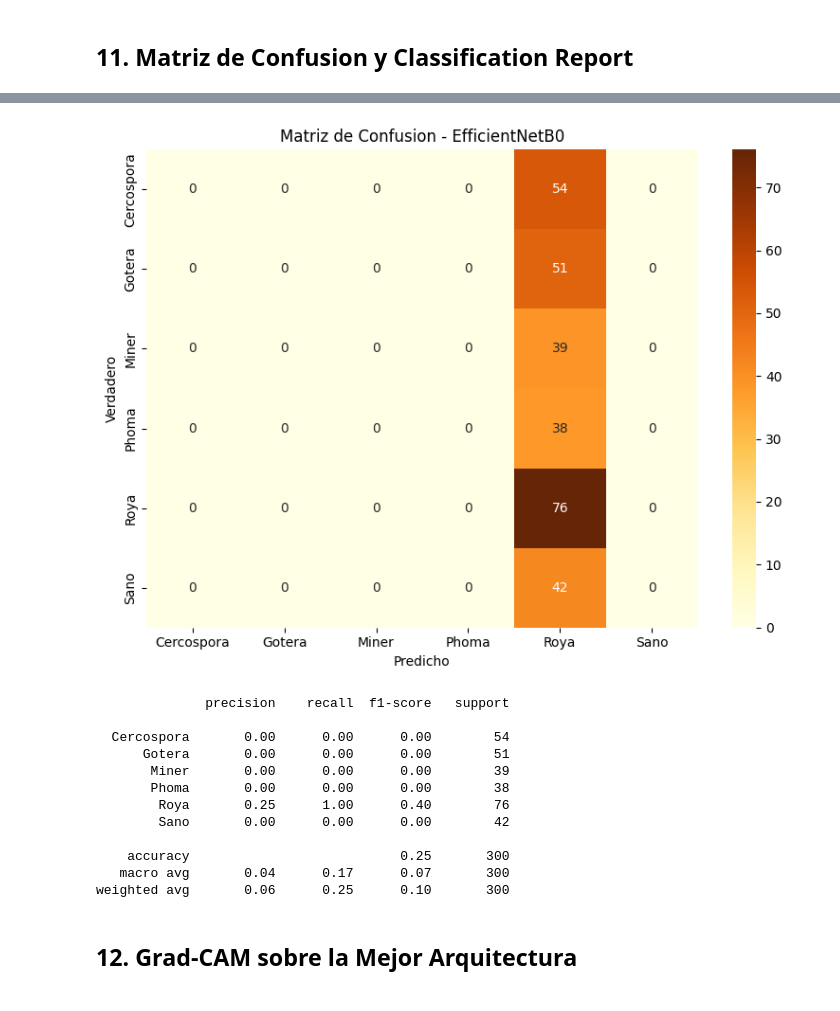
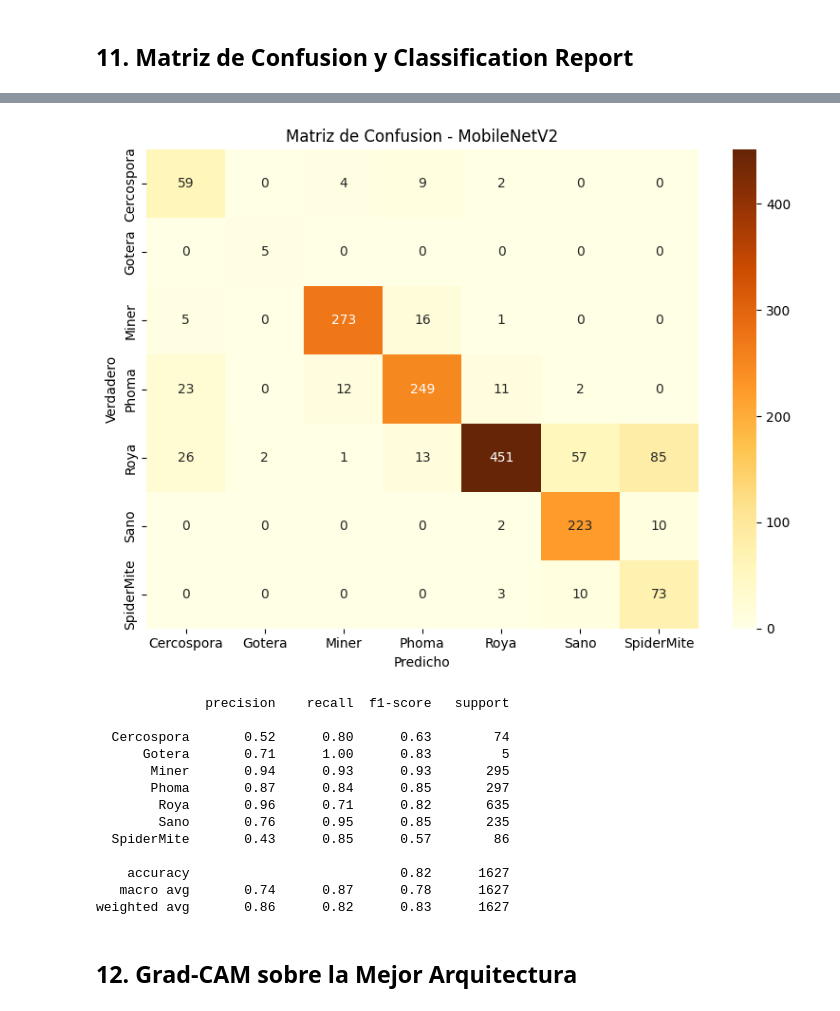
Before and after one commit to y4xulSC/IA_Entrega_Final, a Jupyter notebook: 02_notebooks/NB08_CNN_dataset_ampliado.ipynb, the cells around one changed output, grey strips where cells are left out. Cells and saved outputs as stored; diff of their text form; code cells hidden in the pictures.

Commit message:
Se solventa el bug en el CNN, se da el mejor resultado posible en la prediccoión

```diff
--- a/02_notebooks/NB08_CNN_dataset_ampliado.ipynb
+++ b/02_notebooks/NB08_CNN_dataset_ampliado.ipynb
@@ -273,19 +351,26 @@ MobileNetV2 - val_clase_accuracy fase1: 0.2400
 # %%
 for arq, info in resultados_arquitecturas.items():
     print(f'\n=== Fine-tuning {arq} ===')
+    # 1. Descongelar el modelo base
     info['base'].trainable = True
+    # 2. Congelar las primeras capas para no destruir los pesos pre-entrenados (ImageNet)
     for layer in info['base'].layers[:-30]:
         layer.trainable = False
+    # 3. Re-compilar con un learning rate MUY BAJO (1e-5 en lugar de 1e-3)
     info['modelo'].compile(
         optimizer=optimizers.Adam(1e-5),
         loss={'clase': 'sparse_categorical_crossentropy', 'severidad': 'mse'},
         loss_weights={'clase': 1.0, 'severidad': 0.5},
         metrics={'clase': 'accuracy', 'severidad': 'mae'}
     )
+    # 4. Entrenar nuevamente usando los generadores de imágenes
     hist2 = info['modelo'].fit(
-        X_tr, {'clase': y_tr_cls, 'severidad': y_tr_sev},
-        validation_data=(X_va, {'clase': y_va_cls, 'severidad': y_va_sev}),
-        epochs=5, batch_size=BATCH_SIZE, verbose=1
+        train_gen_multi,
+        steps_per_epoch=pasos_por_epoca,
+        validation_data=val_gen_multi,
+        validation_steps=pasos_val,
+        epochs=5,
+        verbose=1
     )
     info['history_f2'] = hist2.history
 # %% [output]
@@ -311,14 +395,0 @@ Epoch 5/5
-# %%
-n_test_demo = min(300, len(df_test))
-X_te, y_te_cls, y_te_sev = datos_sinteticos(df_test.sample(n_test_demo, random_state=3), n_clases, 3)
-tabla_resultados = []
-for arq, info in resultados_arquitecturas.items():
-    pred_cls, pred_sev = info['modelo'].predict(X_te, verbose=0)
-    pred_cls_lbl = pred_cls.argmax(axis=1)
-    acc = accuracy_score(y_te_cls, pred_cls_lbl)
-    f1 = f1_score(y_te_cls, pred_cls_lbl, average='weighted')
-    mae_sev = mean_absolute_error(y_te_sev, pred_sev.flatten())
-    tabla_resultados.append({'arquitectura': arq, 'accuracy': acc, 'f1_weighted': f1, 'mae_severidad': mae_sev})
-df_comp = pd.DataFrame(tabla_resultados).sort_values('accuracy', ascending=False)
-df_comp.to_csv(TABLAS / 'nb08_comparacion_arquitecturas.csv', index=False)
-print(df_comp)
@@ -356,8 +483,16 @@ Modelo guardado en: C:\Users\USER\OneDrive - Universidad Autonoma de Occidente\7
 # %% [markdown]
 ## 11. Matriz de Confusion y Classification Report
 # %%
-pred_cls, pred_sev = mejor_modelo.predict(X_te, verbose=0)
+print("Generando predicciones finales con el mejor modelo...")
+# Reiniciamos el flujo de test
+test_flow.reset()
+# Predecimos sobre todas las imágenes reales
+predicciones = mejor_modelo.predict(test_gen_multi, steps=len(test_flow), verbose=1)
+pred_cls = predicciones[0]
+pred_sev = predicciones[1]
+# Obtenemos las etiquetas predichas
 pred_cls_lbl = pred_cls.argmax(axis=1)
+# Matriz de confusión
 cm = confusion_matrix(y_te_cls, pred_cls_lbl, labels=list(range(n_clases)))
 fig, ax = plt.subplots(figsize=(8, 6))
 sns.heatmap(cm, annot=True, fmt='d', cmap='YlOrBr',
@@ -367,6 +502,7 @@ ax.set_title(f'Matriz de Confusion - {mejor_arq}')
 plt.tight_layout()
 plt.savefig(FIGURAS / 'nb08_matriz_confusion.png', dpi=120, bbox_inches='tight')
 plt.show()
+# Reporte de Clasificación
 rep = classification_report(y_te_cls, pred_cls_lbl, target_names=clases_orden, zero_division=0)
 print(rep)
 with open(TABLAS / 'nb08_classification_report.txt', 'w', encoding='utf-8') as f:
@@ -375,15 +513,16 @@ with open(TABLAS / 'nb08_classification_report.txt', 'w', encoding='utf-8') as f
-[figure, old version]
+[figure, new version]
-              precision    recall  f1-score   support
-
-  Cercospora       0.00      0.00      0.00        54
-      Gotera       0.00      0.00      0.00        51
-       Miner       0.00      0.00      0.00        39
-       Phoma       0.00      0.00      0.00        38
-        Roya       0.25      1.00      0.40        76
-        Sano       0.00      0.00      0.00        42
-
-    accuracy                           0.25       300
-   macro avg       0.04      0.17      0.07       300
-weighted avg       0.06      0.25      0.10       300
+              precision    recall  f1-score   support
+
+  Cercospora       0.52      0.80      0.63        74
+      Gotera       0.71      1.00      0.83         5
+       Miner       0.94      0.93      0.93       295
+       Phoma       0.87      0.84      0.85       297
+        Roya       0.96      0.71      0.82       635
+        Sano       0.76      0.95      0.85       235
+  SpiderMite       0.43      0.85      0.57        86
+
+    accuracy                           0.82      1627
+   macro avg       0.74      0.87      0.78      1627
+weighted avg       0.86      0.82      0.83      1627
 # %% [markdown]
 ## 12. Grad-CAM sobre la Mejor Arquitectura
```
Also changed, not shown: parts of 22 cells of this notebook.
